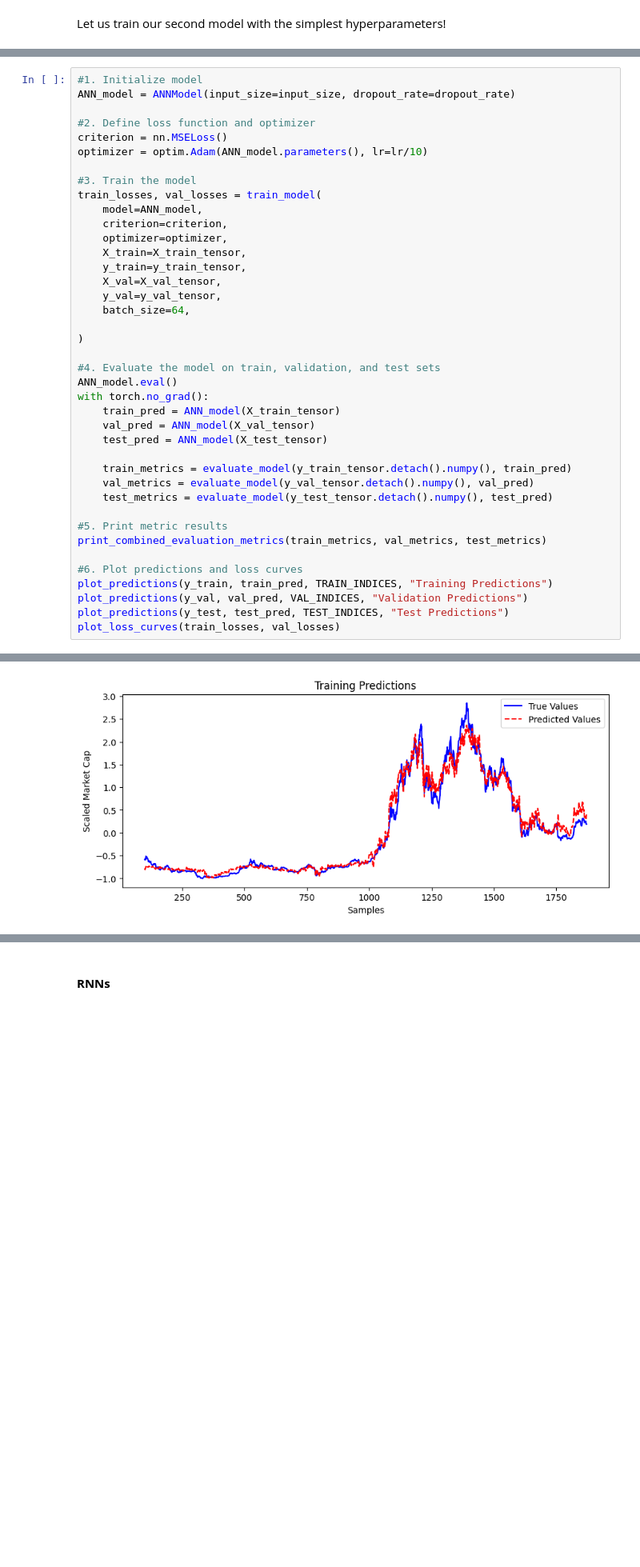
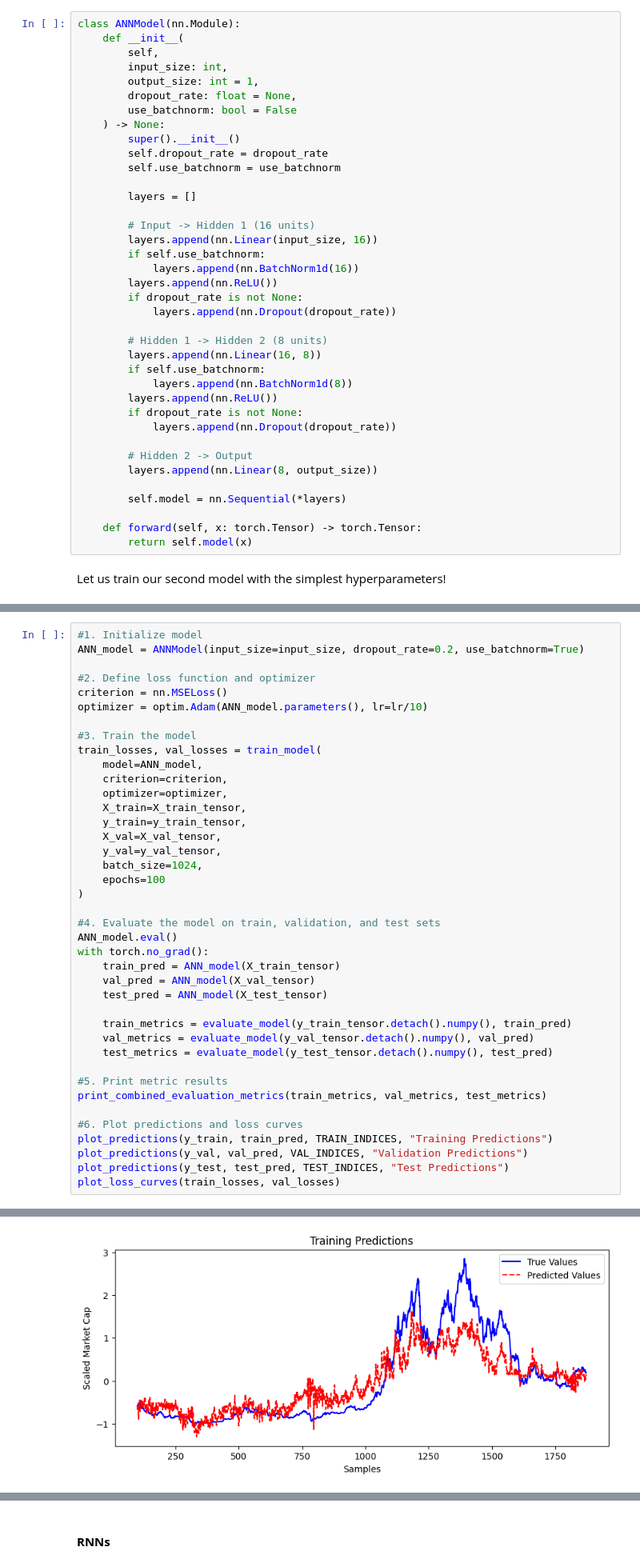
Before and after one commit to KhalilGarali/Crypto-MarketCap-Forecast-Based-On-SP500, a Jupyter notebook: main.ipynb, the cells around one changed output, grey strips where cells are left out. Shown at 80% size. Drawn from its saved outputs; the diff is of its cells as text; blank space fills up the shorter version.

```diff
--- a/main.ipynb
+++ b/main.ipynb
@@ -1075,3 +1116,41 @@ class ANNModel(nn.Module):
+# %%
+class ANNModel(nn.Module):
+    def __init__(
+        self,
+        input_size: int,
+        output_size: int = 1,
+        dropout_rate: float = None,
+        use_batchnorm: bool = False
+    ) -> None:
+        super().__init__()
+        self.dropout_rate = dropout_rate
+        self.use_batchnorm = use_batchnorm
+
+        layers = []
+
+        # Input -> Hidden 1 (16 units)
+        layers.append(nn.Linear(input_size, 16))
+        if self.use_batchnorm:
+            layers.append(nn.BatchNorm1d(16))
+        layers.append(nn.ReLU())
+        if dropout_rate is not None:
+            layers.append(nn.Dropout(dropout_rate))
+
+        # Hidden 1 -> Hidden 2 (8 units)
+        layers.append(nn.Linear(16, 8))
+        if self.use_batchnorm:
+            layers.append(nn.BatchNorm1d(8))
+        layers.append(nn.ReLU())
+        if dropout_rate is not None:
+            layers.append(nn.Dropout(dropout_rate))
+
+        # Hidden 2 -> Output
+        layers.append(nn.Linear(8, output_size))
+
+        self.model = nn.Sequential(*layers)
+
+    def forward(self, x: torch.Tensor) -> torch.Tensor:
+        return self.model(x)
 # %% [markdown]
 Let us train our second model with the simplest hyperparameters!
 # %%
@@ -1135,6 +1214,6 @@ Let's train our third model with some batch size and dropout rate.
 # %%
 #1. Initialize model
-ANN_model = ANNModel(input_size=input_size, dropout_rate=dropout_rate)
+ANN_model = ANNModel(input_size=input_size, dropout_rate=0.2, use_batchnorm=True)
 
 #2. Define loss function and optimizer
 criterion = nn.MSELoss()
@@ -1149,8 +1228,8 @@ train_losses, val_losses = train_model(
     y_train=y_train_tensor,
     X_val=X_val_tensor,
     y_val=y_val_tensor,
-    batch_size=64,
-
+    batch_size=1024,
+    epochs=100
 )
 
 #4. Evaluate the model on train, validation, and test sets
@@ -1188,2 +1264,2 @@ Epoch [250/250] ==> Train Loss: 0.0353, Val Loss: 0.0716
 ===========================================================================
-[figure, old version]
+[figure, new version]
```
Also changed, not shown: parts of 31 cells of this notebook.
